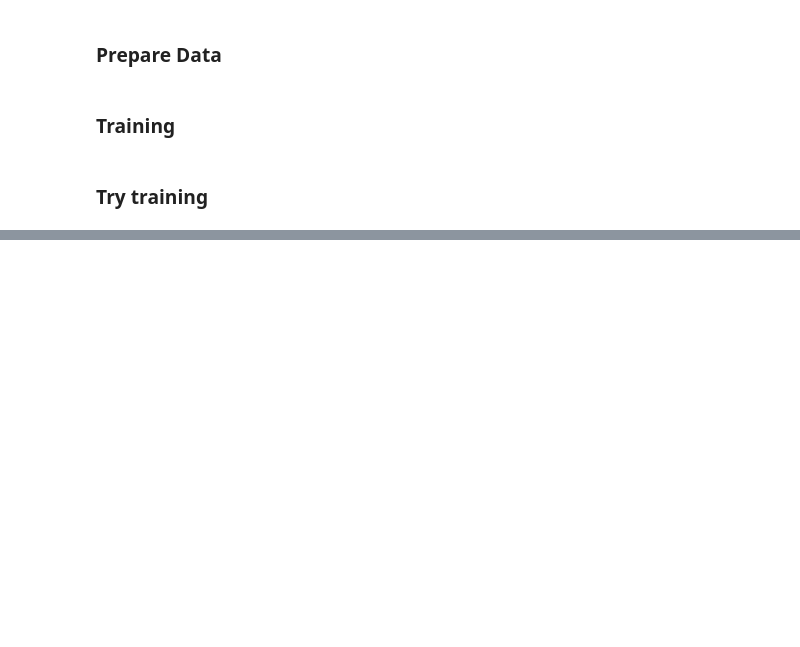
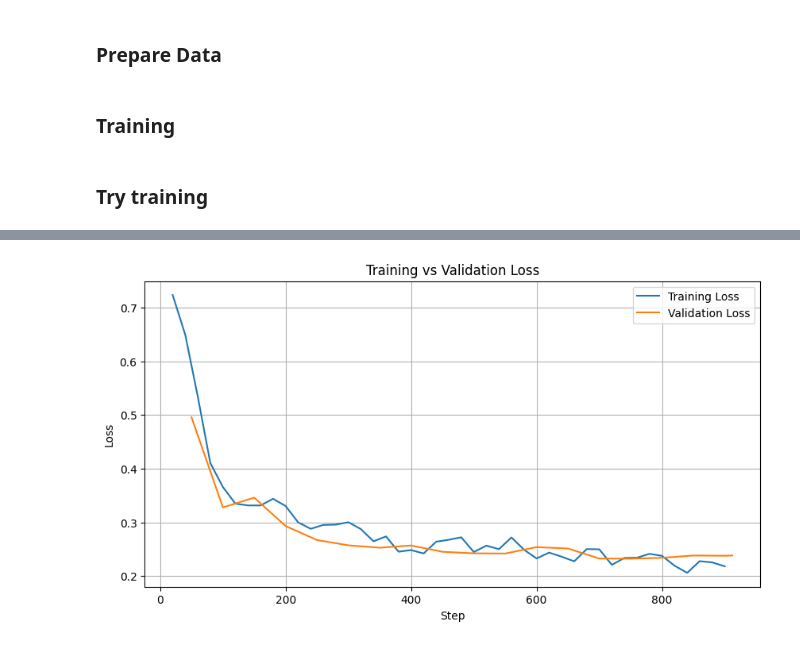
Before and after one commit to JerzyCode/computional_linguistic, a Jupyter notebook: lab3_finetunning/finetune.ipynb, the cells around one changed output, grey strips where cells are left out. Saved outputs shown, nothing was run; the diff lists cells and outputs as text; code cells hidden in the pictures; blank space fills up the shorter version.

```diff
--- a/lab3_finetunning/finetune.ipynb
+++ b/lab3_finetunning/finetune.ipynb
@@ -202,0 +238,4 @@ KeyboardInterrupt:
+# %%
+plot_training(trainer)
+# %% [output]
+[figure, added]
```
Also changed, not shown: parts of 5 cells of this notebook, 1 other file.
